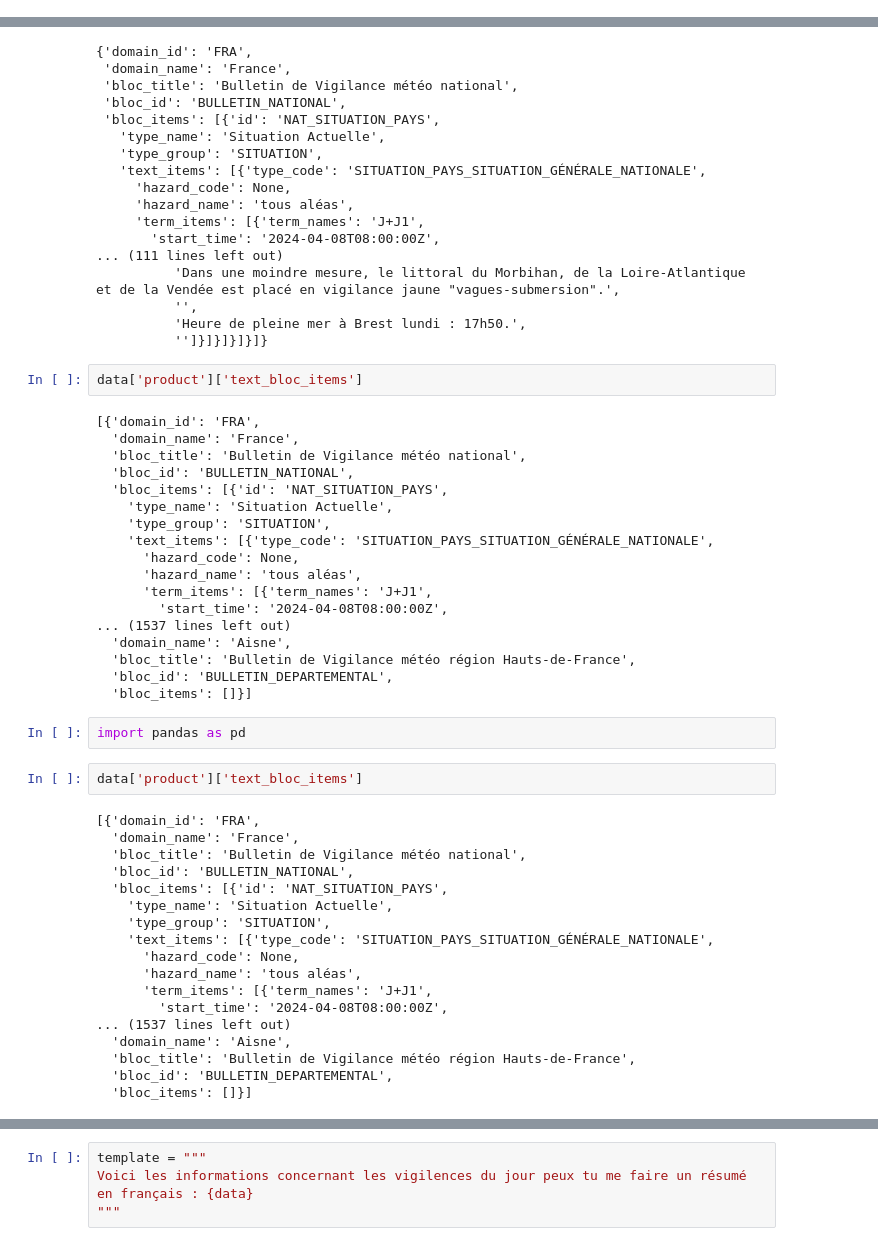
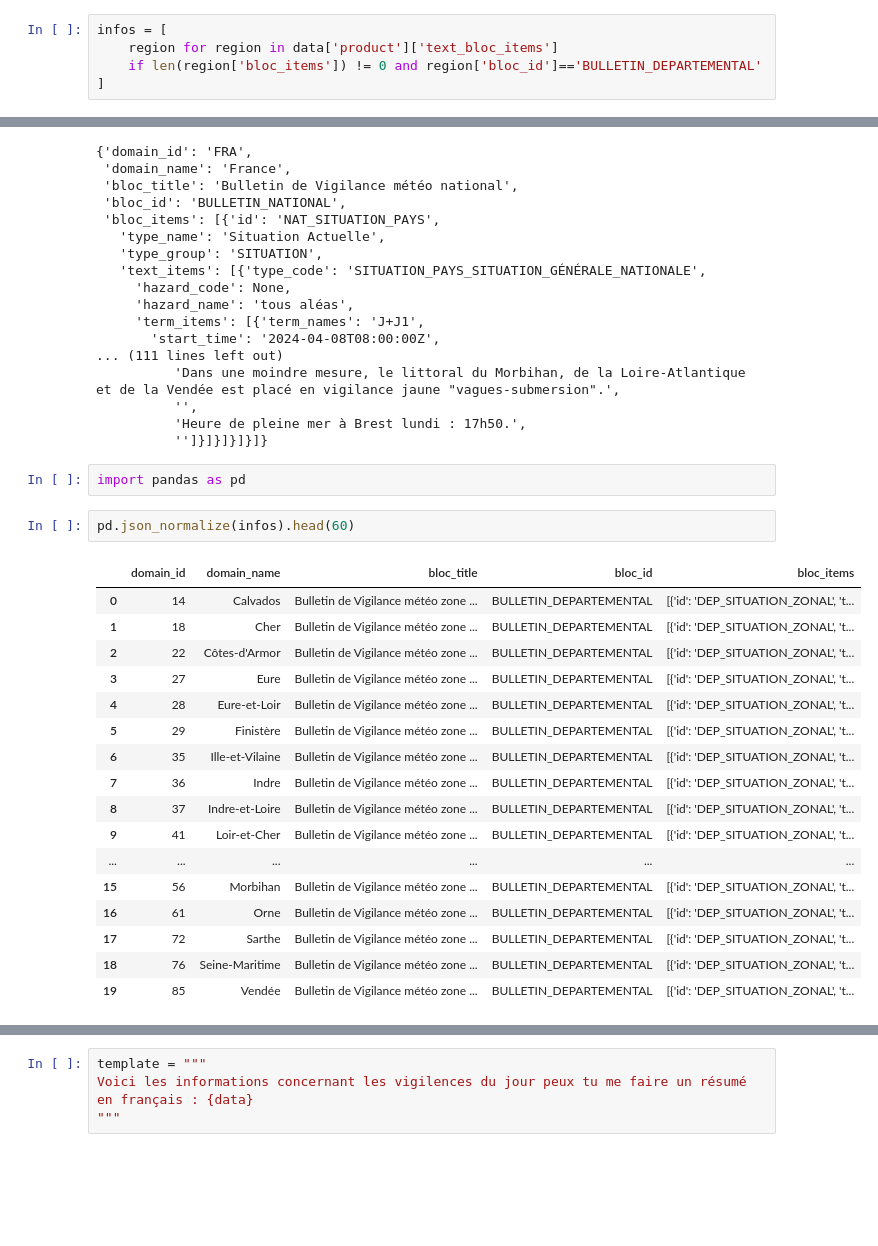
Before and after one commit to marcgloaguen/hackathon-meteo-france, a Jupyter notebook: notebook.ipynb, the cells around one changed output, grey strips where cells are left out. Drawn from its saved outputs; the diff is of its cells as text; blank space fills up the shorter version.

```diff
--- a/notebook.ipynb
+++ b/notebook.ipynb
@@ -47,0 +43,5 @@ dict_keys(['warning_type', 'type_cdp', 'version_vigilance', 'version_cdp', 'doma
+# %%
+infos = [
+    region for region in data['product']['text_bloc_items']
+    if len(region['bloc_items']) != 0 and region['bloc_id']=='BULLETIN_DEPARTEMENTAL'
+]
@@ -65,46 +88,26 @@ data['product']['text_bloc_items'][0]
           '',
           'Heure de pleine mer à Brest lundi : 17h50.',
           '']}]}]}]}]}
-# %%
-data['product']['text_bloc_items']
-# %% [output]
-[{'domain_id': 'FRA',
-  'domain_name': 'France',
-  'bloc_title': 'Bulletin de Vigilance météo national',
-  'bloc_id': 'BULLETIN_NATIONAL',
-  'bloc_items': [{'id': 'NAT_SITUATION_PAYS',
-    'type_name': 'Situation Actuelle',
-    'type_group': 'SITUATION',
-    'text_items': [{'type_code': 'SITUATION_PAYS_SITUATION_GÉNÉRALE_NATIONALE',
-      'hazard_code': None,
-      'hazard_name': 'tous aléas',
-      'term_items': [{'term_names': 'J+J1',
-        'start_time': '2024-04-08T08:00:00Z',
-... (1537 lines left out)
-  'domain_name': 'Aisne',
-  'bloc_title': 'Bulletin de Vigilance météo région Hauts-de-France',
-  'bloc_id': 'BULLETIN_DEPARTEMENTAL',
-  'bloc_items': []}]
 # %%
 import pandas as pd
-# %%
-data['product']['text_bloc_items']
-# %% [output]
-[{'domain_id': 'FRA',
-  'domain_name': 'France',
-  'bloc_title': 'Bulletin de Vigilance météo national',
-  'bloc_id': 'BULLETIN_NATIONAL',
-  'bloc_items': [{'id': 'NAT_SITUATION_PAYS',
-    'type_name': 'Situation Actuelle',
-    'type_group': 'SITUATION',
-    'text_items': [{'type_code': 'SITUATION_PAYS_SITUATION_GÉNÉRALE_NATIONALE',
-      'hazard_code': None,
-      'hazard_name': 'tous aléas',
-      'term_items': [{'term_names': 'J+J1',
-        'start_time': '2024-04-08T08:00:00Z',
-... (1537 lines left out)
-  'domain_name': 'Aisne',
-  'bloc_title': 'Bulletin de Vigilance météo région Hauts-de-France',
-  'bloc_id': 'BULLETIN_DEPARTEMENTAL',
-  'bloc_items': []}]
+# %%
+pd.json_normalize(infos).head(60)
+# %% [output]
+|  | domain_id | domain_name | bloc_title | bloc_id | bloc_items |
+| 0 | 14 | Calvados | Bulletin de Vigilance météo zone ... | BULLETIN_DEPARTEMENTAL | [{'id': 'DEP_SITUATION_ZONAL', 't... |
+| 1 | 18 | Cher | Bulletin de Vigilance météo zone ... | BULLETIN_DEPARTEMENTAL | [{'id': 'DEP_SITUATION_ZONAL', 't... |
+| 2 | 22 | Côtes-d'Armor | Bulletin de Vigilance météo zone ... | BULLETIN_DEPARTEMENTAL | [{'id': 'DEP_SITUATION_ZONAL', 't... |
+| 3 | 27 | Eure | Bulletin de Vigilance météo zone ... | BULLETIN_DEPARTEMENTAL | [{'id': 'DEP_SITUATION_ZONAL', 't... |
+| 4 | 28 | Eure-et-Loir | Bulletin de Vigilance météo zone ... | BULLETIN_DEPARTEMENTAL | [{'id': 'DEP_SITUATION_ZONAL', 't... |
+| 5 | 29 | Finistère | Bulletin de Vigilance météo zone ... | BULLETIN_DEPARTEMENTAL | [{'id': 'DEP_SITUATION_ZONAL', 't... |
+| 6 | 35 | Ille-et-Vilaine | Bulletin de Vigilance météo zone ... | BULLETIN_DEPARTEMENTAL | [{'id': 'DEP_SITUATION_ZONAL', 't... |
+| 7 | 36 | Indre | Bulletin de Vigilance météo zone ... | BULLETIN_DEPARTEMENTAL | [{'id': 'DEP_SITUATION_ZONAL', 't... |
+| 8 | 37 | Indre-et-Loire | Bulletin de Vigilance météo zone ... | BULLETIN_DEPARTEMENTAL | [{'id': 'DEP_SITUATION_ZONAL', 't... |
+| 9 | 41 | Loir-et-Cher | Bulletin de Vigilance météo zone ... | BULLETIN_DEPARTEMENTAL | [{'id': 'DEP_SITUATION_ZONAL', 't... |
+| ... | ... | ... | ... | ... | ... |
+| 15 | 56 | Morbihan | Bulletin de Vigilance météo zone ... | BULLETIN_DEPARTEMENTAL | [{'id': 'DEP_SITUATION_ZONAL', 't... |
+| 16 | 61 | Orne | Bulletin de Vigilance météo zone ... | BULLETIN_DEPARTEMENTAL | [{'id': 'DEP_SITUATION_ZONAL', 't... |
+| 17 | 72 | Sarthe | Bulletin de Vigilance météo zone ... | BULLETIN_DEPARTEMENTAL | [{'id': 'DEP_SITUATION_ZONAL', 't... |
+| 18 | 76 | Seine-Maritime | Bulletin de Vigilance météo zone ... | BULLETIN_DEPARTEMENTAL | [{'id': 'DEP_SITUATION_ZONAL', 't... |
+| 19 | 85 | Vendée | Bulletin de Vigilance météo zone ... | BULLETIN_DEPARTEMENTAL | [{'id': 'DEP_SITUATION_ZONAL', 't... |
 # %%
```
Also changed, not shown: parts of 11 cells of this notebook.
